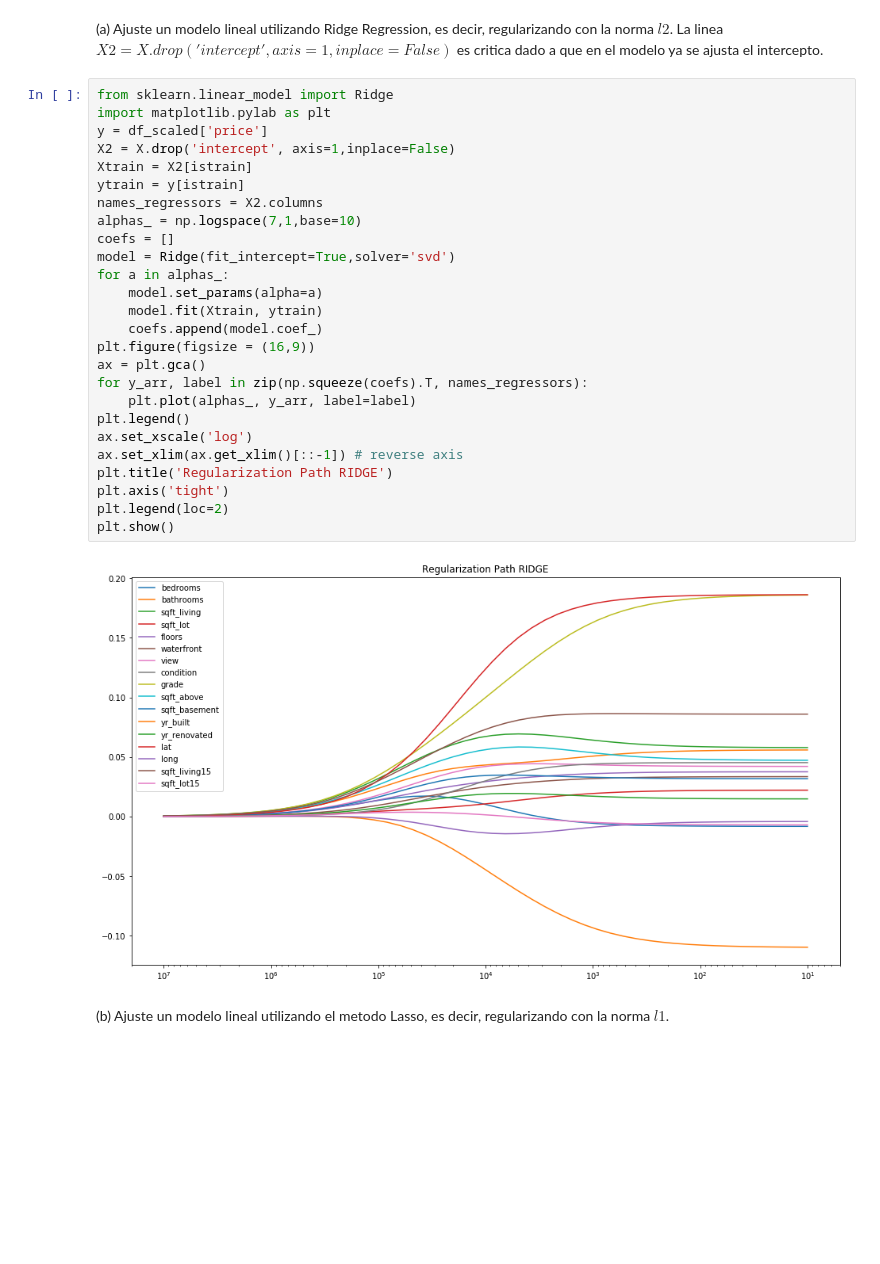
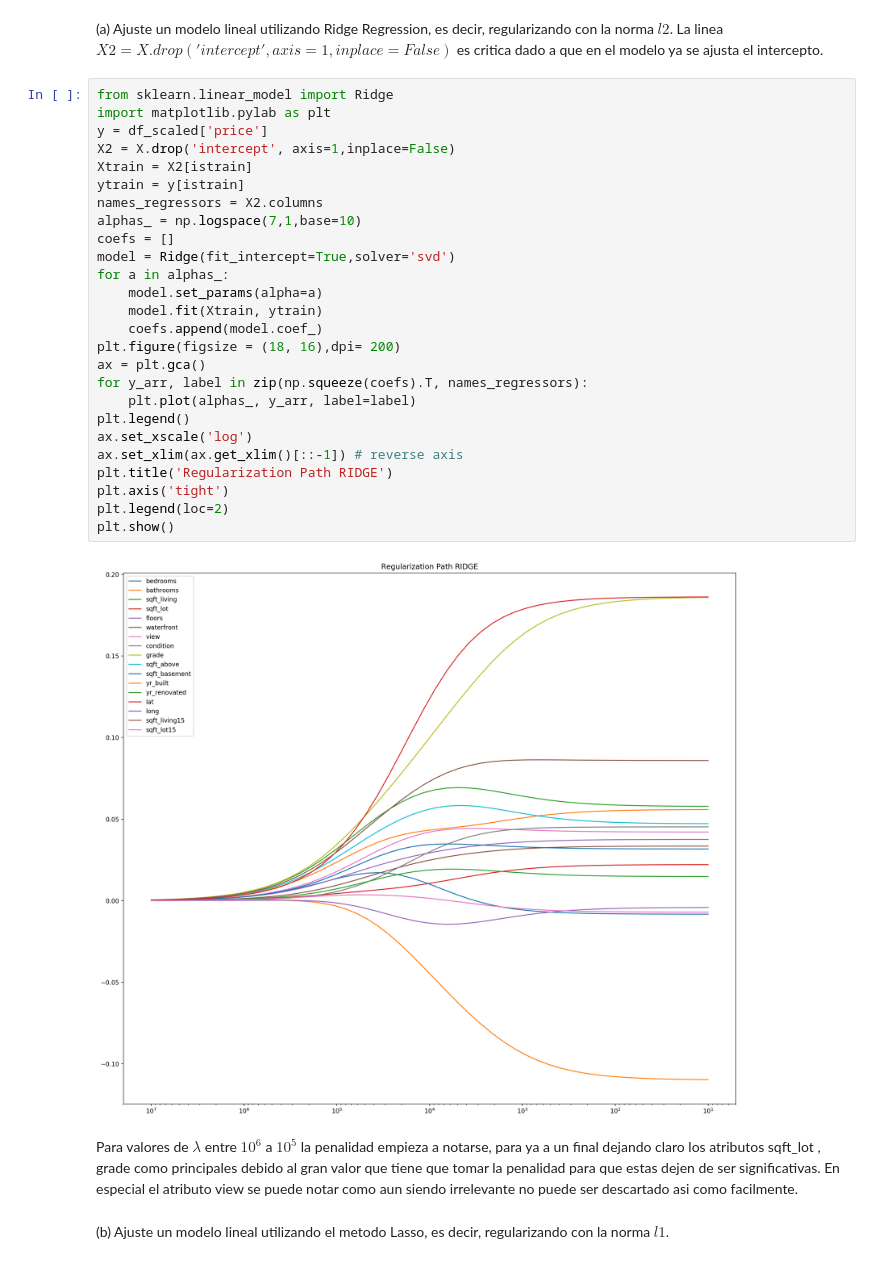
Before and after one commit to Caimapo/MachineLearning2017-02, a Jupyter notebook: Tarea 1 Máquinas de Aprendizaje.ipynb, the cells around one changed output. Cells and saved outputs as stored; diff of their text form; blank space fills up the shorter version.

```diff
--- a/Tarea 1 Máquinas de Aprendizaje.ipynb
+++ b/Tarea 1 Máquinas de Aprendizaje.ipynb
@@ -392,31 +392,33 @@ La linea $ X2 = X.drop('intercept', axis=1,inplace=False)$ es critica dado a que
 # %%
 from sklearn.linear_model import Ridge
 import matplotlib.pylab as plt
 y = df_scaled['price']
 X2 = X.drop('intercept', axis=1,inplace=False)
 Xtrain = X2[istrain]
 ytrain = y[istrain]
 names_regressors = X2.columns
 alphas_ = np.logspace(7,1,base=10)
 coefs = []
 model = Ridge(fit_intercept=True,solver='svd')
 for a in alphas_:
     model.set_params(alpha=a)
     model.fit(Xtrain, ytrain)
     coefs.append(model.coef_)
-plt.figure(figsize = (16,9))
+plt.figure(figsize = (18, 16),dpi= 200)
 ax = plt.gca()
 for y_arr, label in zip(np.squeeze(coefs).T, names_regressors):
     plt.plot(alphas_, y_arr, label=label)
 plt.legend()
 ax.set_xscale('log')
 ax.set_xlim(ax.get_xlim()[::-1]) # reverse axis
 plt.title('Regularization Path RIDGE')
 plt.axis('tight')
 plt.legend(loc=2)
 plt.show()
 # %% [output]
-[figure, old version]
+[figure, new version]
+# %% [markdown]
+Para valores de $\lambda$ entre $10^{6}$ a $10^{5}$ la penalidad empieza a notarse, para ya a un final dejando claro los atributos sqft_lot , grade como principales debido al gran valor que tiene que tomar la penalidad para que estas dejen de ser significativas. En especial el atributo view se puede notar como aun siendo irrelevante no puede ser descartado asi como facilmente.
 # %% [markdown]
 (b) Ajuste un modelo lineal utilizando el metodo Lasso, es decir, regularizando con la norma $l1$.
 # %%
```
Also changed, not shown: parts of 12 cells of this notebook.
